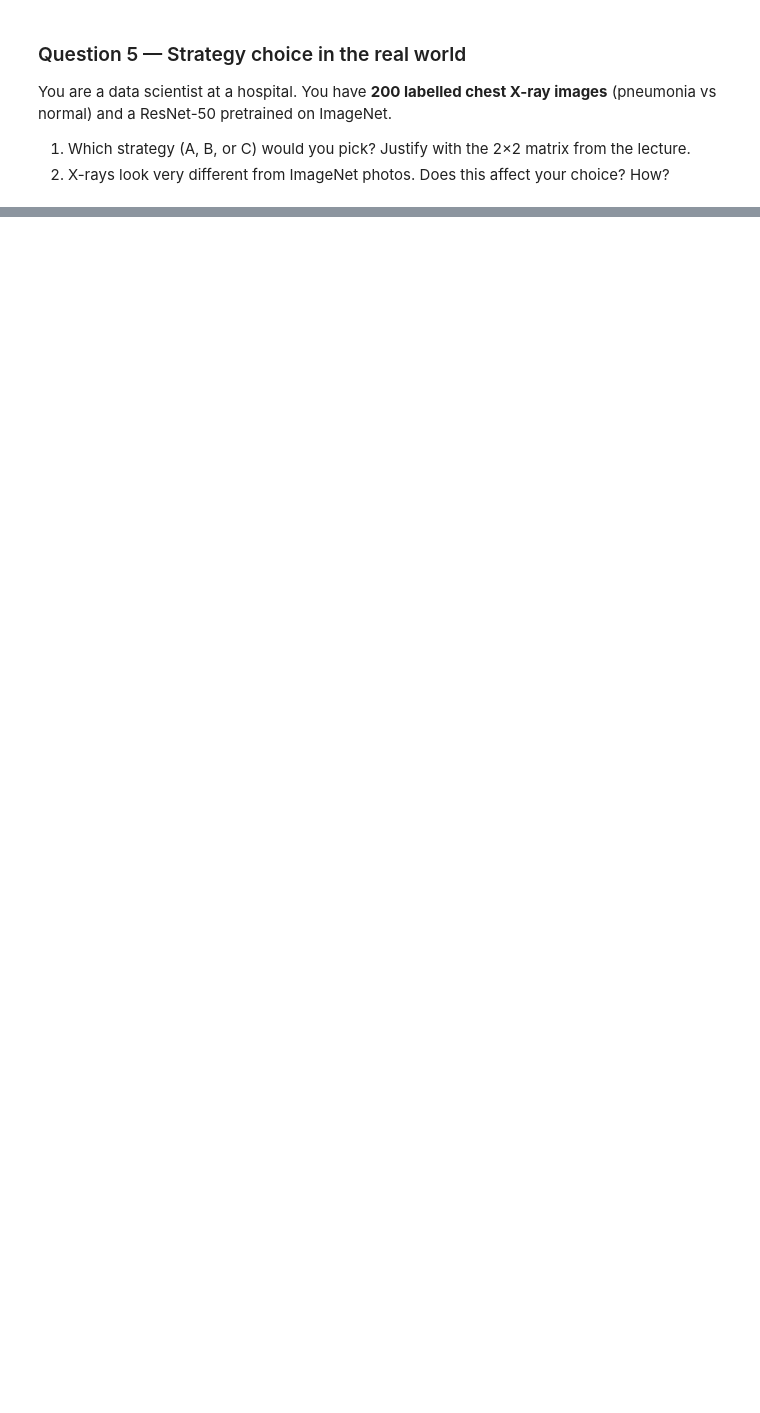
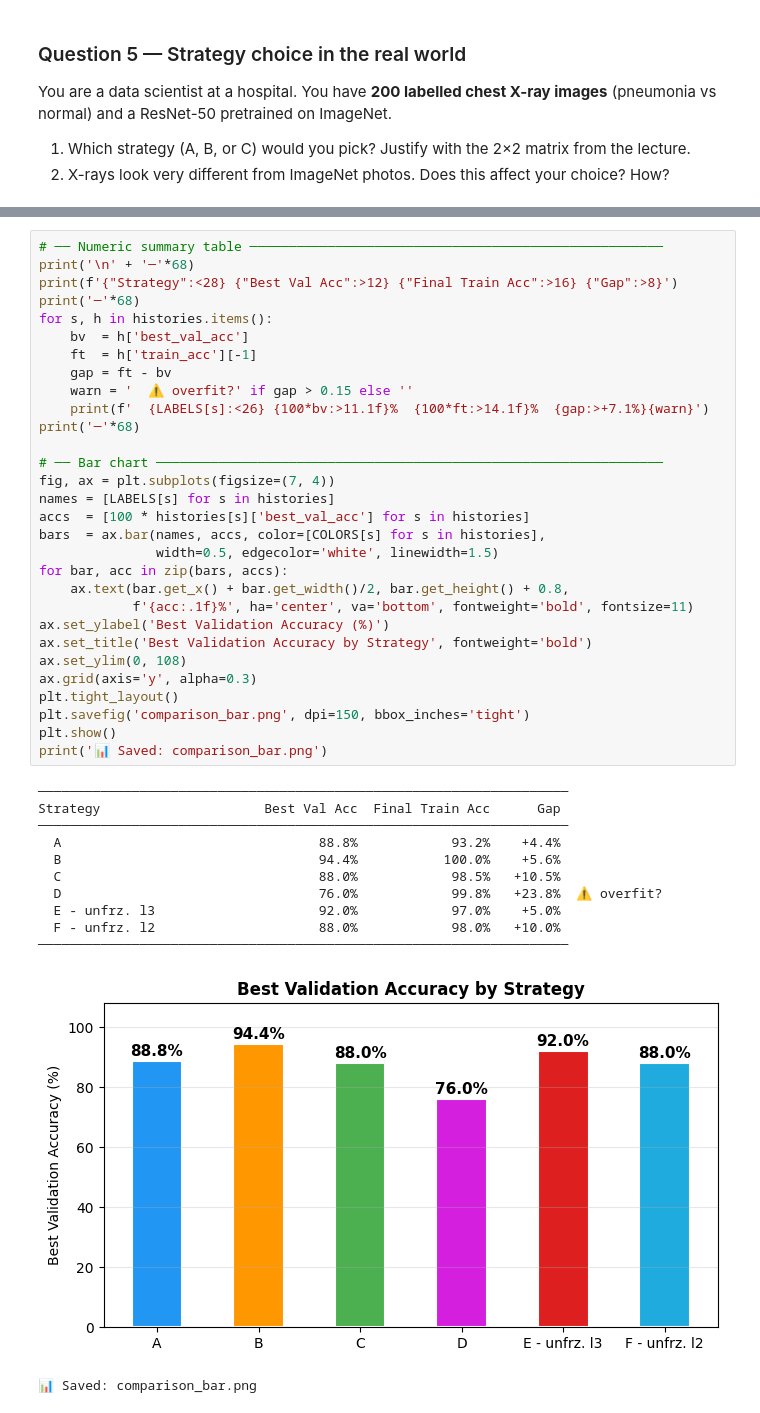
Before and after one commit to operiana/Deep-Learning-for-Image-Analysis_Lab-Sessions, a Jupyter notebook: lab5/Lab5_Transfer_learning.ipynb, the cells around one changed output, grey strips where cells are left out. Cells and saved outputs as stored; diff of their text form; blank space fills up the shorter version.

```diff
--- a/lab5/Lab5_Transfer_learning.ipynb
+++ b/lab5/Lab5_Transfer_learning.ipynb
@@ -801,0 +917,43 @@ Strategy                     Best Val Acc  Final Train Acc      Gap
+# %%
+# ── Numeric summary table ─────────────────────────────────────────────────────
+print('\n' + '─'*68)
+print(f'{"Strategy":<28} {"Best Val Acc":>12} {"Final Train Acc":>16} {"Gap":>8}')
+print('─'*68)
+for s, h in histories.items():
+    bv  = h['best_val_acc']
+    ft  = h['train_acc'][-1]
+    gap = ft - bv
+    warn = '  ⚠️ overfit?' if gap > 0.15 else ''
+    print(f'  {LABELS[s]:<26} {100*bv:>11.1f}%  {100*ft:>14.1f}%  {gap:>+7.1%}{warn}')
+print('─'*68)
+
+# ── Bar chart ─────────────────────────────────────────────────────────────────
+fig, ax = plt.subplots(figsize=(7, 4))
+names = [LABELS[s] for s in histories]
+accs  = [100 * histories[s]['best_val_acc'] for s in histories]
+bars  = ax.bar(names, accs, color=[COLORS[s] for s in histories],
+               width=0.5, edgecolor='white', linewidth=1.5)
+for bar, acc in zip(bars, accs):
+    ax.text(bar.get_x() + bar.get_width()/2, bar.get_height() + 0.8,
+            f'{acc:.1f}%', ha='center', va='bottom', fontweight='bold', fontsize=11)
+ax.set_ylabel('Best Validation Accuracy (%)')
+ax.set_title('Best Validation Accuracy by Strategy', fontweight='bold')
+ax.set_ylim(0, 108)
+ax.grid(axis='y', alpha=0.3)
+plt.tight_layout()
+plt.savefig('comparison_bar.png', dpi=150, bbox_inches='tight')
+plt.show()
+print('📊 Saved: comparison_bar.png')
+# %% [output]
+────────────────────────────────────────────────────────────────────
+Strategy                     Best Val Acc  Final Train Acc      Gap
+────────────────────────────────────────────────────────────────────
+  A                                 88.8%            93.2%    +4.4%
+  B                                 94.4%           100.0%    +5.6%
+  C                                 88.0%            98.5%   +10.5%
+  D                                 76.0%            99.8%   +23.8%  ⚠️ overfit?
+  E - unfrz. l3                     92.0%            97.0%    +5.0%
+  F - unfrz. l2                     88.0%            98.0%   +10.0%
+────────────────────────────────────────────────────────────────────
+[figure, added]
+📊 Saved: comparison_bar.png
```
Also changed, not shown: parts of 17 cells of this notebook, 4 other files.
